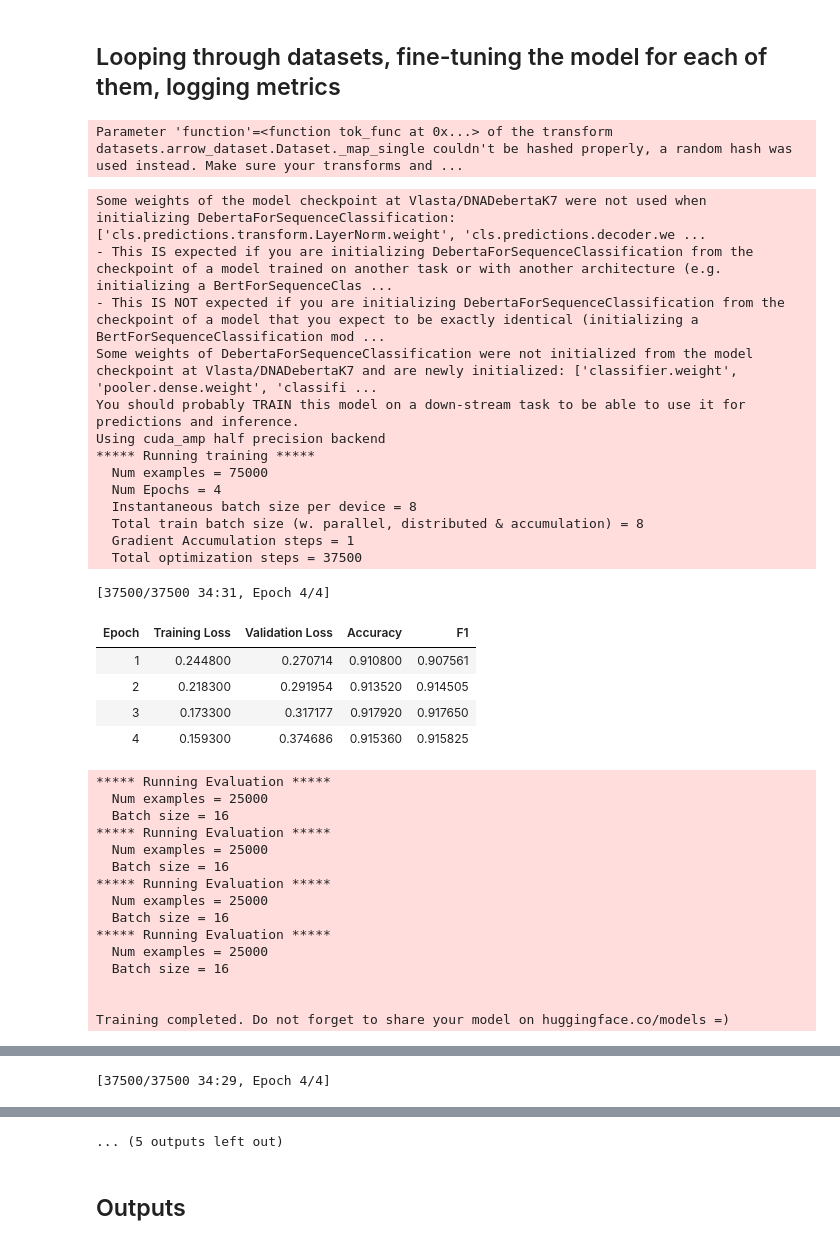
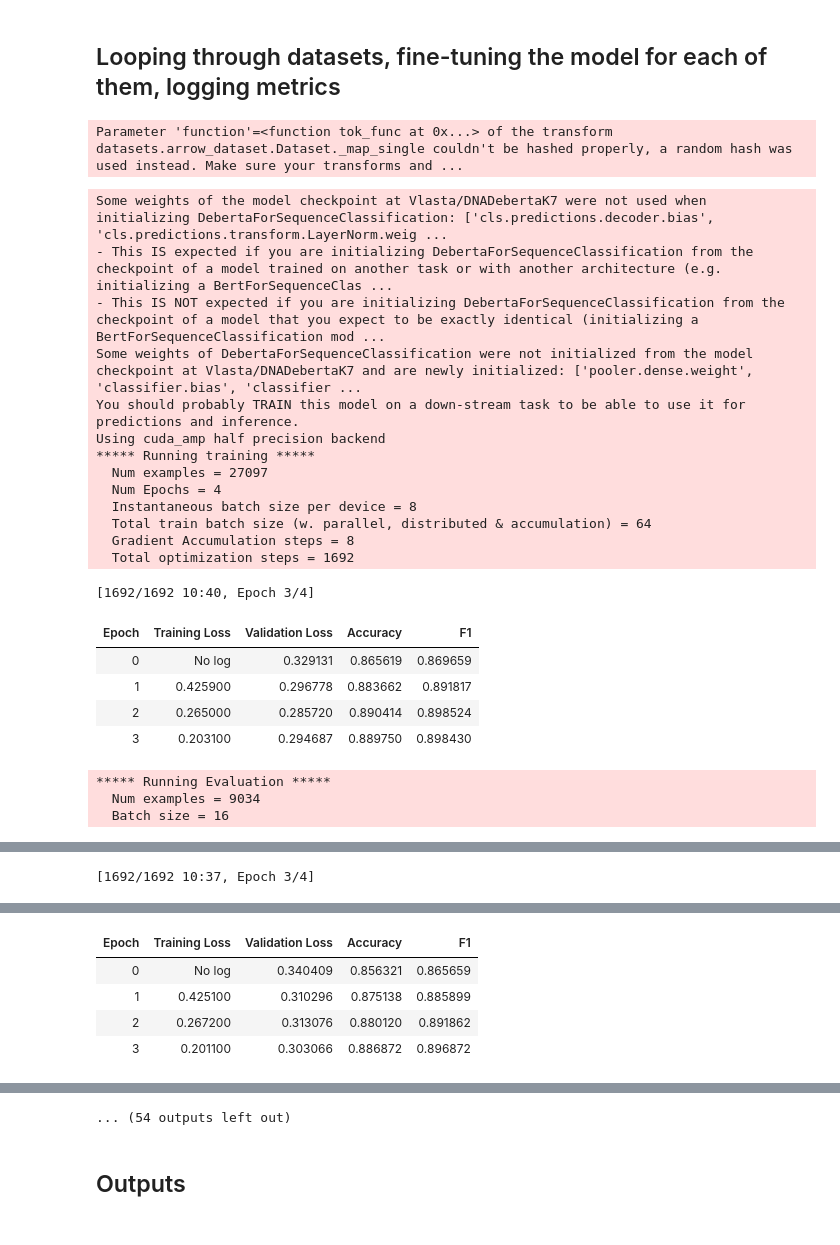
Before and after one commit to ML-Bioinfo-CEITEC/DNA-pretraining, a Jupyter notebook: experiments/genomic_benchmarks/20220701_training/Metrics_DNADebertaK7.ipynb, the cells around one changed output, grey strips where cells are left out. Drawn from its saved outputs; the diff is of its cells as text; code cells hidden in the pictures.

```diff
--- a/experiments/genomic_benchmarks/20220701_training/Metrics_DNADebertaK7.ipynb
+++ b/experiments/genomic_benchmarks/20220701_training/Metrics_DNADebertaK7.ipynb
@@ -30,6 +9,31 @@ from google.colab import drive
 drive.mount('/content/drive')
 # %% [output]
 Mounted at /content/drive
+# %%
+### Parameters
+MODEL_NAME = "Vlasta/DNADebertaK7" #Original DNABert model
+TOKENIZER_NAME = "armheb/DNA_bert_6"
+K = 7
+STRIDE = 1
+
+# if less than 1, only this fraction of each dataset is used
+DATASET_THINING = 1
+
+BENCHMARKS_FOLDER = '/root/.genomic_benchmarks'
+# BENCHMARKS_FOLDER = '/home/jovyan/.genomic_benchmarks/' (for INFRA HUB)
+
+DATASETS = list(reversed([('demo_coding_vs_intergenomic_seqs', 0),
+ ('demo_human_or_worm', 0), ('human_enhancers_cohn', 0), ('human_nontata_promoters', 0)]))
+
+BATCH_SIZE = 8
+ACCUMULATION = 8
+
+LEARNING_RATE = 1e-5
+EPOCHS = 4
+RUNS = 5
+
+# do not forget to attach drive
+OUTPUT_PATH = 'drive/MyDrive/genomic_benchmarks/DNADebertaK7_2.csv'
 # %% [markdown]
 ## Download benchmark datasets and tokenizer
 # %%
@@ -53,7 +57,7 @@ from tqdm.autonotebook import tqdm
 
 for dataset_name, dataset_version in tqdm(DATASETS):
     if not is_downloaded(dataset_name):
-        download_dataset(dataset_name, version=dataset_version)
+        download_dataset(dataset_name, version=dataset_version, use_cloud_cache=True)
 
 benchmark_root = Path(BENCHMARKS_FOLDER)
 # %%
@@ -80,7 +84,7 @@ tok_func({'seq': 'ATGGAAAGAGGCACCATTCT'})
 # %%
 import pandas as pd
 import numpy as np
-from random import random
+from random import random, randrange
 from transformers import AutoModelForSequenceClassification
 from transformers import TrainingArguments, Trainer
 from datasets import Dataset, DatasetDict, load_metric
@@ -127,58 +131,48 @@ for dataset_name, dataset_version in tqdm(DATASETS):
         'test':  tok_ds.filter(lambda x: x["dset"] == "test").remove_columns('dset')
     })
 
     compute_metrics = compute_metrics_binary if len(labels) == 2 else compute_metrics_multi
 
     for _ in range(RUNS):
 
         model_cls = AutoModelForSequenceClassification.from_pretrained(MODEL_NAME, num_labels=len(labels))
 
         args = TrainingArguments('outputs', learning_rate=LEARNING_RATE, warmup_ratio=0.1, lr_scheduler_type='cosine', fp16=True,
-            evaluation_strategy="epoch", per_device_train_batch_size=BATCH_SIZE, per_device_eval_batch_size=BATCH_SIZE*2,
-            num_train_epochs=EPOCHS, weight_decay=0.01, save_steps=100000, report_to='none')
+            evaluation_strategy="epoch", per_device_train_batch_size=BATCH_SIZE, per_device_eval_batch_size=BATCH_SIZE*2, gradient_accumulation_steps=ACCUMULATION,
+            num_train_epochs=EPOCHS, weight_decay=0.01, save_steps=100000, seed=randrange(1,10001), report_to='none')
 
         trainer = Trainer(model_cls, args, train_dataset=dds['train'], eval_dataset=dds['test'],
                           tokenizer=tokenizer, compute_metrics=compute_metrics)
         trainer.train()
 
         max_accuracy = max([x['eval_accuracy'] for x in trainer.state.log_history if 'eval_accuracy' in x])
         max_f1 = max([x['eval_f1'] for x in trainer.state.log_history if 'eval_f1' in x]) if len(labels) == 2 else np.nan
         train_runtime = max([x['train_runtime'] for x in trainer.state.log_history if 'train_runtime' in x])
 
         outputs.append((dataset_name, max_accuracy, max_f1, train_runtime))
+        outputs_df = pd.DataFrame(outputs, columns = ['dataset', 'accuracy', 'f1', 'train_runtime'])
+        outputs_df.to_csv(OUTPUT_PATH, index=False)
 # %% [output]
 Parameter 'function'=<function tok_func at 0x...> of the transform datasets.arrow_dataset.Dataset._map_single couldn't be hashed properly, a random hash was used instead. Make sure your transforms and ...
-Some weights of the model checkpoint at Vlasta/DNADebertaK7 were not used when initializing DebertaForSequenceClassification: ['cls.predictions.transform.LayerNorm.weight', 'cls.predictions.decoder.we ...
+Some weights of the model checkpoint at Vlasta/DNADebertaK7 were not used when initializing DebertaForSequenceClassification: ['cls.predictions.decoder.bias', 'cls.predictions.transform.LayerNorm.weig ...
 - This IS expected if you are initializing DebertaForSequenceClassification from the checkpoint of a model trained on another task or with another architecture (e.g. initializing a BertForSequenceClas ...
 - This IS NOT expected if you are initializing DebertaForSequenceClassification from the checkpoint of a model that you expect to be exactly identical (initializing a BertForSequenceClassification mod ...
-Some weights of DebertaForSequenceClassification were not initialized from the model checkpoint at Vlasta/DNADebertaK7 and are newly initialized: ['classifier.weight', 'pooler.dense.weight', 'classifi ...
+Some weights of DebertaForSequenceClassification were not initialized from the model checkpoint at Vlasta/DNADebertaK7 and are newly initialized: ['pooler.dense.weight', 'classifier.bias', 'classifier ...
 You should probably TRAIN this model on a down-stream task to be able to use it for predictions and inference.
 Using cuda_amp half precision backend
 ***** Running training *****
-  Num examples = 75000
+  Num examples = 27097
   Num Epochs = 4
   Instantaneous batch size per device = 8
-  Total train batch size (w. parallel, distributed & accumulation) = 8
-  Gradient Accumulation steps = 1
-  Total optimization steps = 37500
+  Total train batch size (w. parallel, distributed & accumulation) = 64
+  Gradient Accumulation steps = 8
+  Total optimization steps = 1692
-[37500/37500 34:31, Epoch 4/4]
+[1692/1692 10:40, Epoch 3/4]
 | Epoch | Training Loss | Validation Loss | Accuracy | F1 |
-| 1 | 0.244800 | 0.270714 | 0.910800 | 0.907561 |
-| 2 | 0.218300 | 0.291954 | 0.913520 | 0.914505 |
-| 3 | 0.173300 | 0.317177 | 0.917920 | 0.917650 |
-| 4 | 0.159300 | 0.374686 | 0.915360 | 0.915825 |
+| 0 | No log | 0.329131 | 0.865619 | 0.869659 |
+| 1 | 0.425900 | 0.296778 | 0.883662 | 0.891817 |
+| 2 | 0.265000 | 0.285720 | 0.890414 | 0.898524 |
+| 3 | 0.203100 | 0.294687 | 0.889750 | 0.898430 |
 ***** Running Evaluation *****
-  Num examples = 25000
+  Num examples = 9034
   Batch size = 16
-***** Running Evaluation *****
-  Num examples = 25000
-  Batch size = 16
-***** Running Evaluation *****
-  Num examples = 25000
-  Batch size = 16
-***** Running Evaluation *****
-  Num examples = 25000
-  Batch size = 16
-
-
-Training completed. Do not forget to share your model on huggingface.co/models =)
@@ -202,2 +196,2 @@ Model config DebertaConfig {
-[37500/37500 34:29, Epoch 4/4]
+[1692/1692 10:37, Epoch 3/4]
 | Epoch | Training Loss | Validation Loss | Accuracy | F1 |
@@ -239,0 +220,5 @@ Model config DebertaConfig {
+| Epoch | Training Loss | Validation Loss | Accuracy | F1 |
+| 0 | No log | 0.340409 | 0.856321 | 0.865659 |
+| 1 | 0.425100 | 0.310296 | 0.875138 | 0.885899 |
+| 2 | 0.267200 | 0.313076 | 0.880120 | 0.891862 |
+| 3 | 0.201100 | 0.303066 | 0.886872 | 0.896872 |
@@ -246,4 +242,4 @@ Model config DebertaConfig {
-... (5 outputs left out)
+... (54 outputs left out)
 # %% [markdown]
 ## Outputs
 # %%
```
Also changed, not shown: parts of 5 cells of this notebook, 9 other files.
